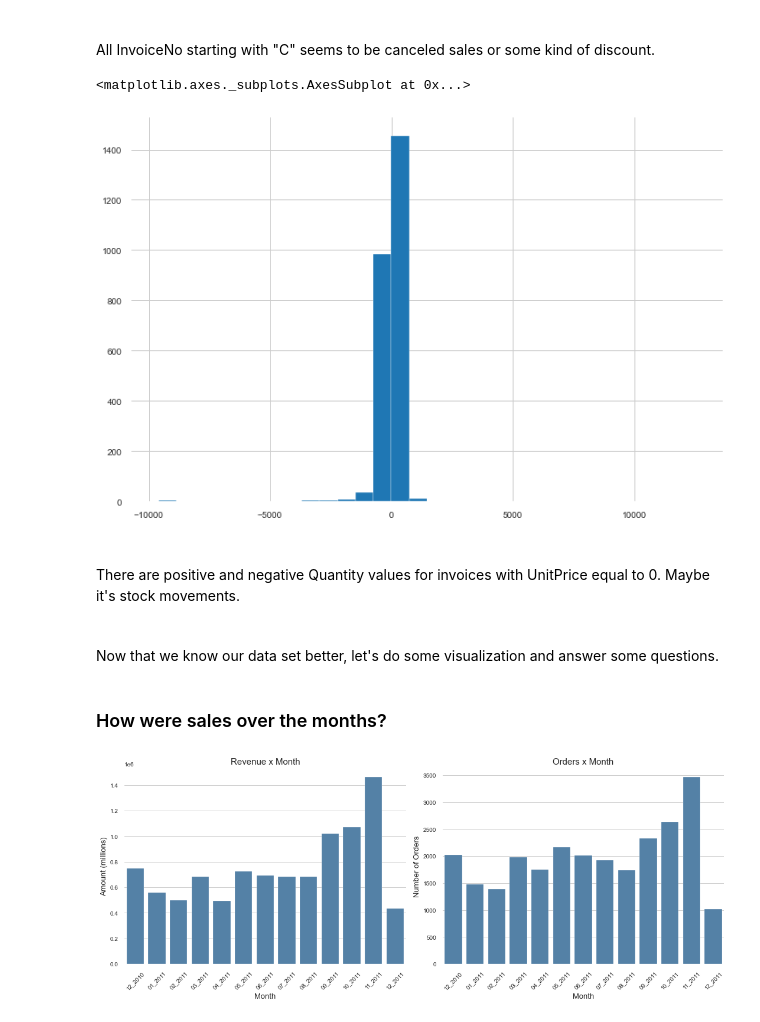
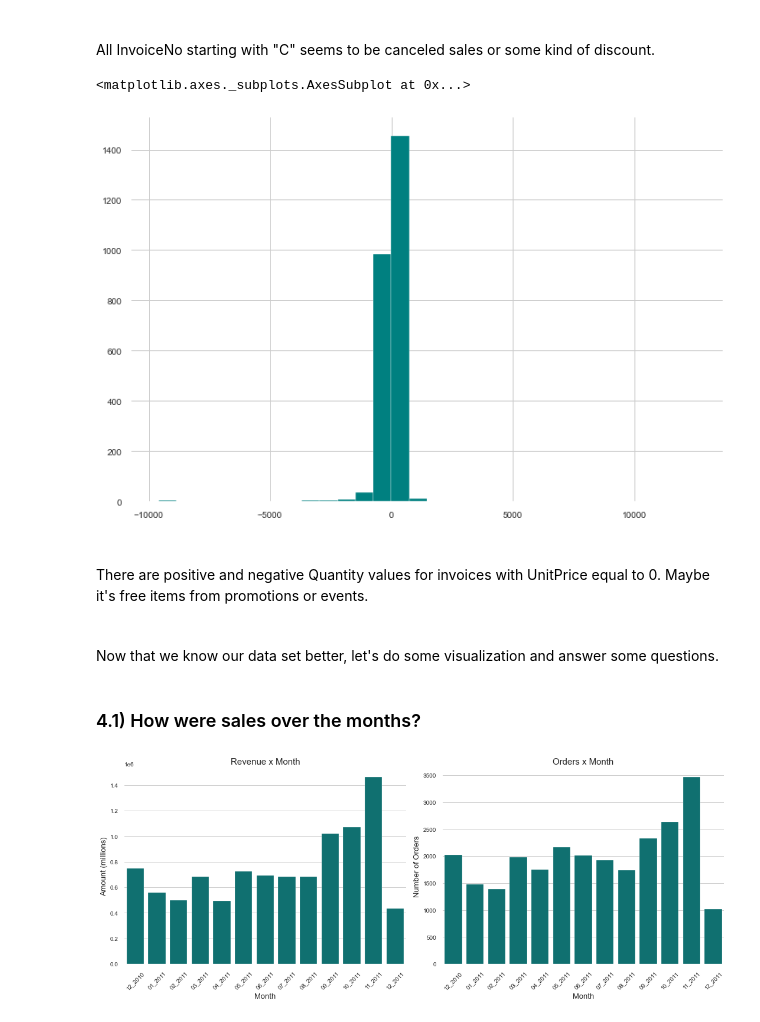
Before and after one commit to waltervt/Data_Science_Projects, a Jupyter notebook: E-Commerce Data Analysis/E-Commerce_Data_Analysis.ipynb, the cells around one changed output. Cells and saved outputs as stored; diff of their text form; code cells hidden in the pictures.

```diff
--- a/E-Commerce Data Analysis/E-Commerce_Data_Analysis.ipynb
+++ b/E-Commerce Data Analysis/E-Commerce_Data_Analysis.ipynb
@@ -112,7 +118,7 @@ df['Year'] = df['InvoiceDate'].apply(lambda time: time.year)
 
 df['Month'] = df['InvoiceDate'].apply(lambda time: time.month)
 
-df['Day'] = df['InvoiceDate'].apply(lambda time: time.day)
+df['WeekDay'] = df['InvoiceDate'].apply(lambda time: time.weekday())
 
 df['Hour'] = df['InvoiceDate'].apply(lambda date: date.hour)
 
@@ -381,48 +387,48 @@ All InvoiceNo starting with "C" seems to be canceled sales or some kind of disco
 # %%
 # Analysing UnitPrice equal 0
 plt.figure(figsize=(12,8))
-df[df['UnitPrice'] == 0]['Quantity'].hist(bins=30)
+df[df['UnitPrice'] == 0]['Quantity'].hist(bins=30, color='teal')
 # %% [output]
 <matplotlib.axes._subplots.AxesSubplot at 0x...>
-[figure, old version]
+[figure, new version]
 # %% [markdown]
 <br/>
-There are positive and negative Quantity values for invoices with UnitPrice equal to 0. Maybe it's stock movements.
+There are positive and negative Quantity values for invoices with UnitPrice equal to 0. Maybe it's free items from promotions or events.
 # %% [markdown]
 <br/>
 Now that we know our data set better, let's do some visualization and answer some questions.
 # %% [markdown]
-### How were sales over the months?
+### 4.1) How were sales over the months?
 # %%
-f, axes = plt.subplots(1, 2, figsize=(15, 6))
+fig, axes = plt.subplots(1, 2, figsize=(15, 6))
 
 # Revenue x Month
-ax1 = df.groupby('YearMonth').sum()['AmountSpent']
+ax = df.groupby('YearMonth').sum()['AmountSpent']
 
-sns.barplot(x=ax1.index, y=ax1, color='steelblue', ax=axes[0])
+sns.barplot(x=ax.index, y=ax, color='teal', ax=axes[0])
 
 axes[0].set_title('Revenue x Month', fontsize=15)
 axes[0].set_xlabel('Month', fontsize=13)
 axes[0].set_ylabel('Amount (millions)', fontsize=13)
 
 label = df['YearMonth'].apply(lambda date: date[4:] + '_' + date[:4]).unique()
 
 axes[0].set_xticklabels(label, rotation=45)
 
 # Orders x Month
-ax2 = df.groupby('InvoiceNo')['YearMonth'].unique().value_counts().sort_index()
+ax = df.groupby('InvoiceNo')['YearMonth'].unique().value_counts().sort_index()
 
 # Removing the index brackets
-ax2.index = [index[0] for index in ax2.index]
+ax.index = [index[0] for index in ax.index]
 
-sns.barplot(x=ax2.index, y=ax2, color='steelblue', ax=axes[1])
+sns.barplot(x=ax.index, y=ax, color='teal', ax=axes[1])
 
 axes[1].set_title('Orders x Month', fontsize=15)
 axes[1].set_xlabel('Month', fontsize=13)
 axes[1].set_ylabel('Number of Orders', fontsize=13)
 
 axes[1].set_xticklabels(label, rotation=45)
 
 plt.tight_layout()
 # %% [output]
-[figure, old version]
+[figure, new version]
```
Also changed, not shown: parts of 30 cells of this notebook.
